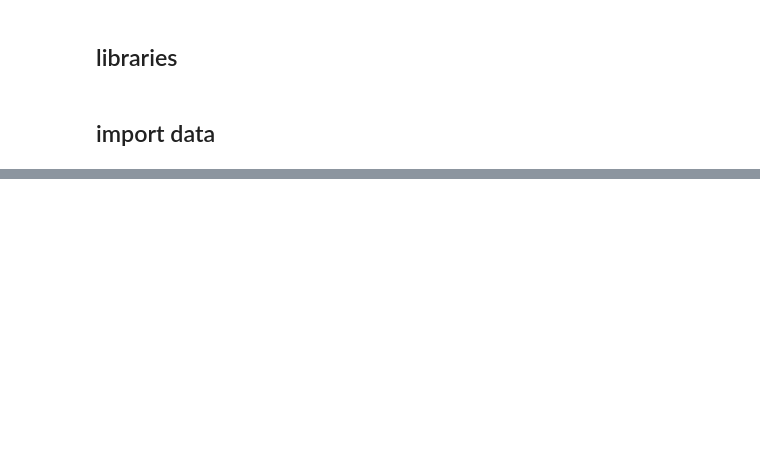
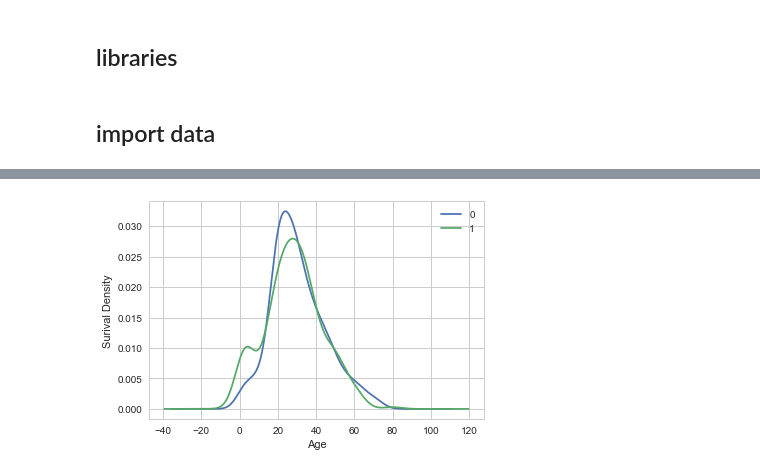
Before and after one commit to cmleeds/hugosite, a Jupyter notebook: data/titanic.ipynb, the cells around one changed output, grey strips where cells are left out. Drawn from its saved outputs; the diff is of its cells as text; code cells hidden in the pictures; blank space fills up the shorter version.

```diff
--- a/data/titanic.ipynb
+++ b/data/titanic.ipynb
@@ -73,0 +46,7 @@ NameError: name 'savefig' is not defined
+# %%
+train0.groupby(train0.Survived)['Age'].plot(kind='density',legend=True);
+plt.xlabel('Age')
+plt.ylabel('Surival Density')
+plt.savefig("titanicdensity1.svg", bbox_inches='tight')
+# %% [output]
+[figure, added]
```
Also changed, not shown: parts of 9 cells of this notebook, 10 other files.
